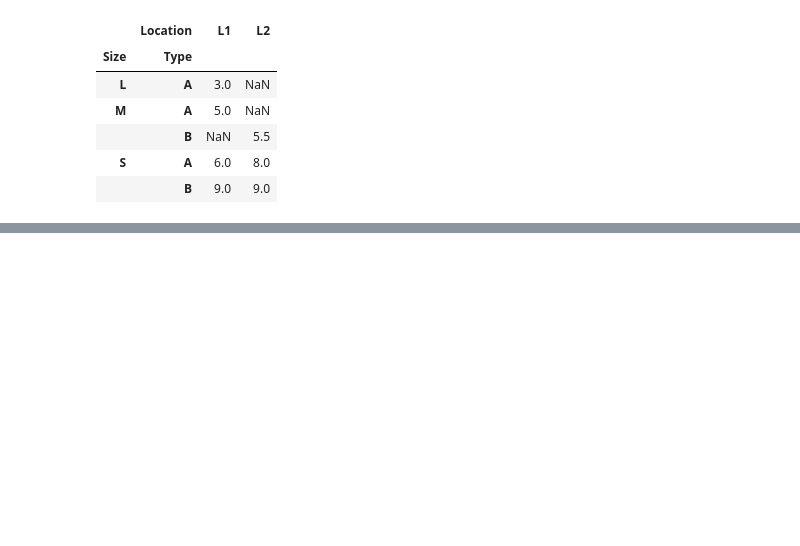
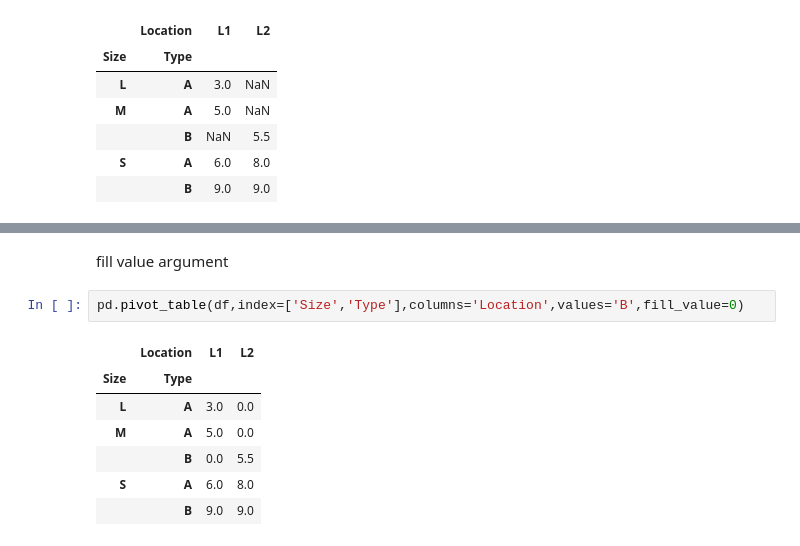
Before and after one commit to AlysterBenedict/AIML, a Jupyter notebook: Pandas/pandas.ipynb, the cells around one changed output, grey strips where cells are left out. Saved outputs shown, nothing was run; the diff lists cells and outputs as text; blank space fills up the shorter version.

```diff
--- a/Pandas/pandas.ipynb
+++ b/Pandas/pandas.ipynb
@@ -1376,0 +1390,12 @@ dfr
+# %% [markdown]
+fill value argument
+# %%
+pd.pivot_table(df,index=['Size','Type'],columns='Location',values='B',fill_value=0)
+# %% [output]
+|  | Location | L1 | L2 |
+| Size | Type |  |  |
+| L | A | 3.0 | 0.0 |
+| M | A | 5.0 | 0.0 |
+|  | B | 0.0 | 5.5 |
+| S | A | 6.0 | 8.0 |
+|  | B | 9.0 | 9.0 |
```
Also changed, not shown: parts of 2 cells of this notebook.
